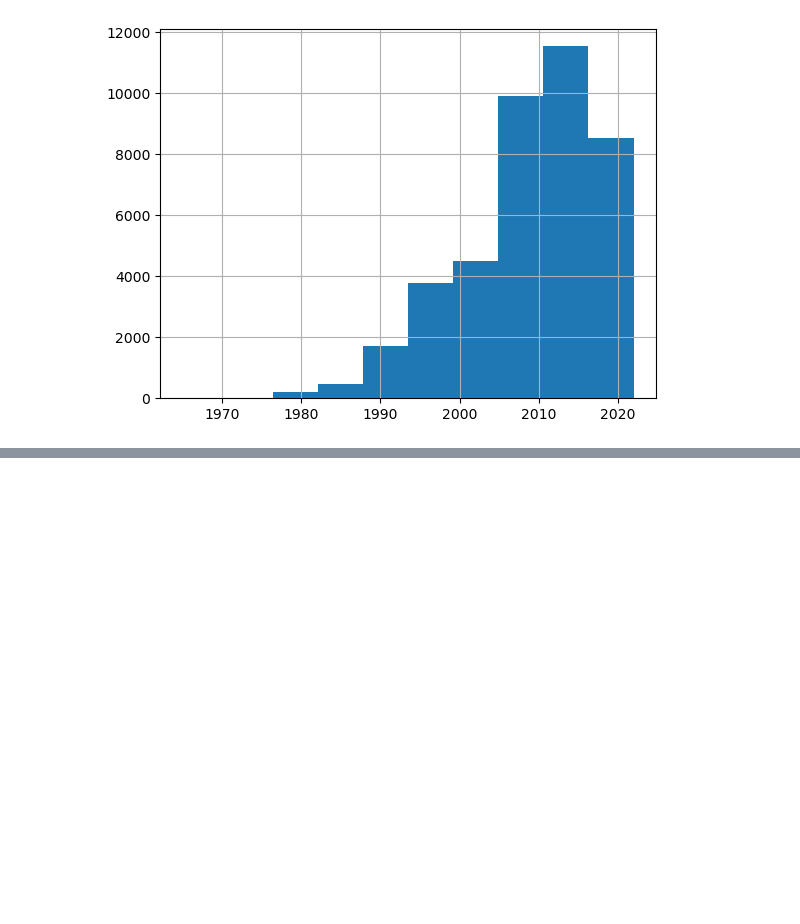
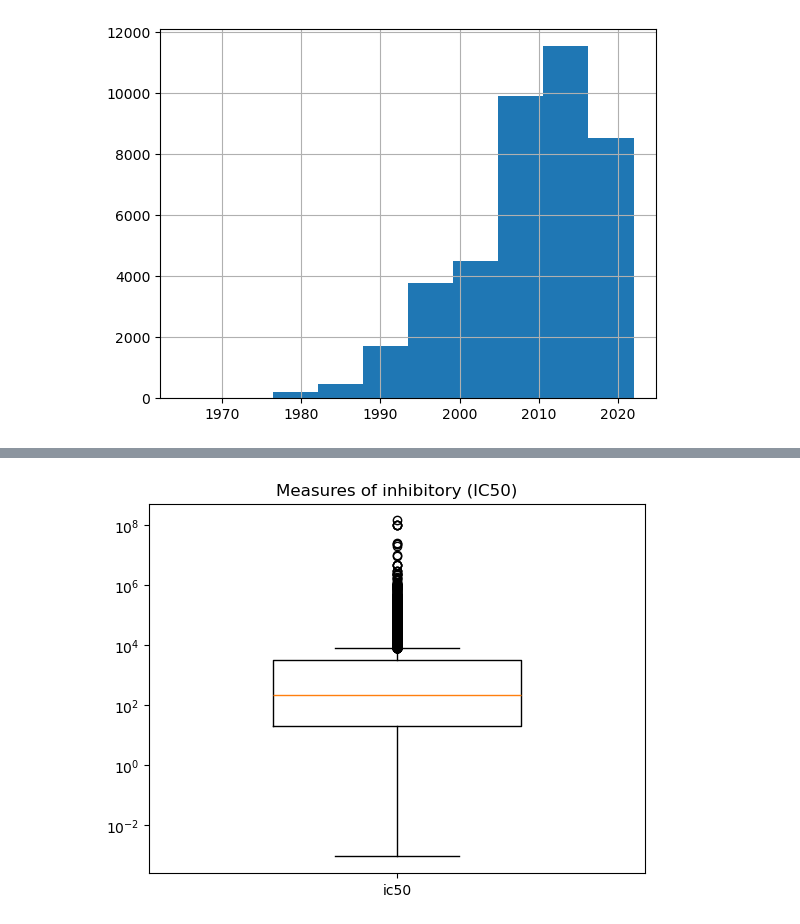
Before and after one commit to matheogodenzi/HyperBabbage, a Jupyter notebook: preprocessing.ipynb, the cells around one changed output, grey strips where cells are left out. Cells and saved outputs as stored; diff of their text form; code cells hidden in the pictures; blank space fills up the shorter version.

```diff
--- a/preprocessing.ipynb
+++ b/preprocessing.ipynb
@@ -345,0 +536,9 @@ df_dois['year'].hist()
+# %%
+plt.boxplot(filtered_df["ic50"].dropna(), positions = [i], widths=0.5)
+plt.title("Measures of inhibitory (IC50)")
+plt.xticks(range(len(ec_ic)), ec_ic)
+#plt.ylim([-0.3, 1000])
+plt.yscale('log')
+plt.show()
+# %% [output]
+[figure, added]
```
Also changed, not shown: parts of 28 cells of this notebook.
